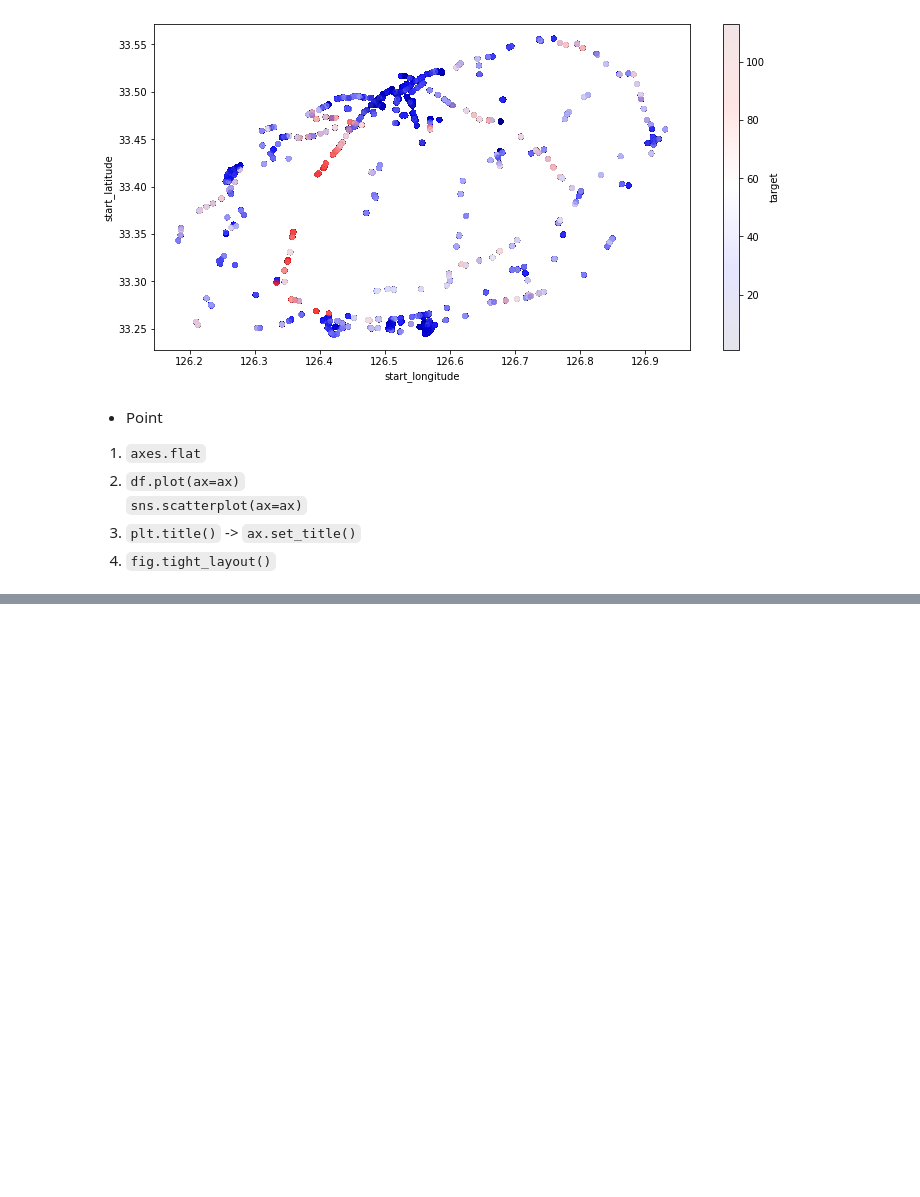
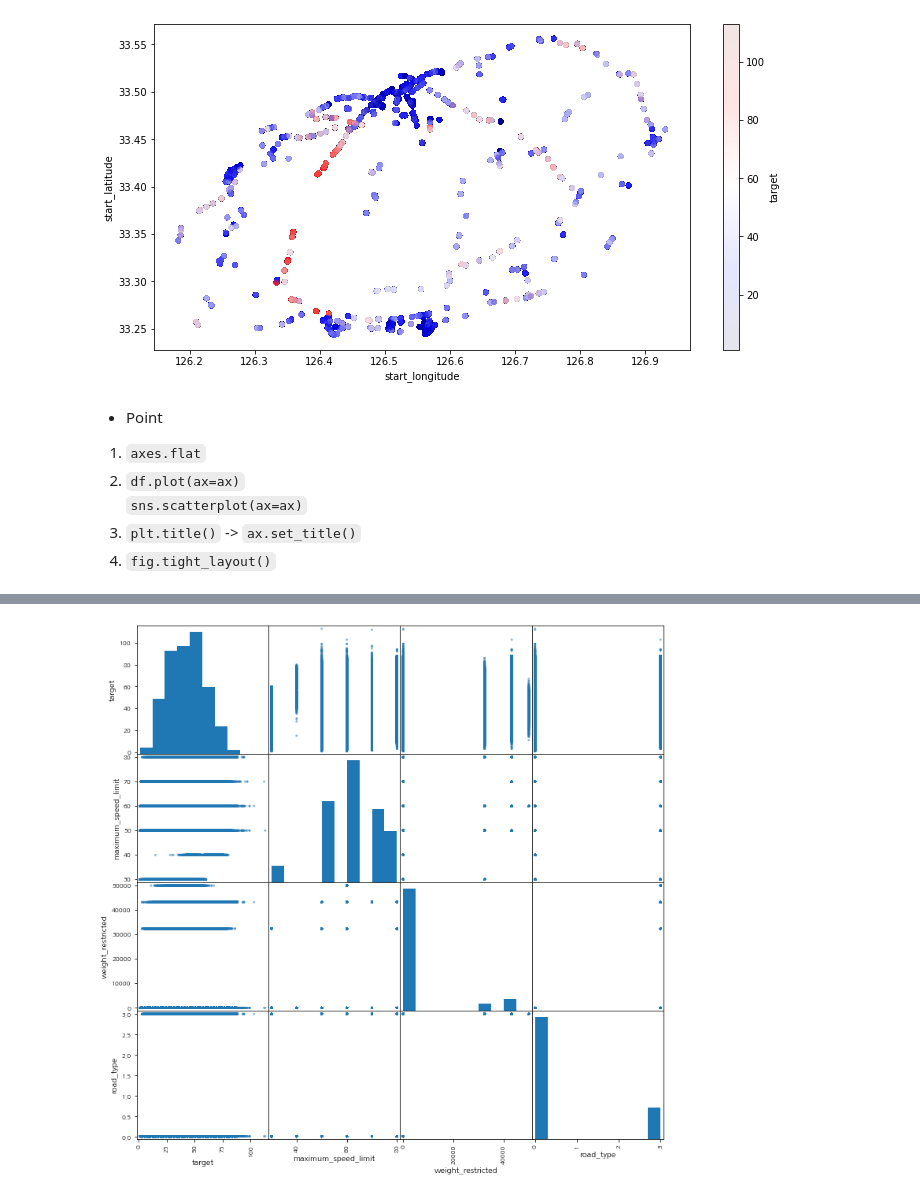
Before and after one commit to noodle-s/Jeju-road-traffic-prediction, a Jupyter notebook: EDA/EDA_yjw.ipynb, the cells around one changed output, grey strips where cells are left out. Drawn from its saved outputs; the diff is of its cells as text; code cells hidden in the pictures; blank space fills up the shorter version.

```diff
--- a/EDA/EDA_yjw.ipynb
+++ b/EDA/EDA_yjw.ipynb
@@ -271,0 +356,9 @@ Wall time: 12.2 s
+# %%
+from pandas.plotting import scatter_matrix
+
+attributes = ['target', 'maximum_speed_limit', 'weight_restricted', 'road_type']
+
+scatter_matrix(train_set[attributes], figsize=(12, 12))
+plt.show()
+# %% [output]
+[figure, added]
```
Also changed, not shown: parts of 14 cells of this notebook.
